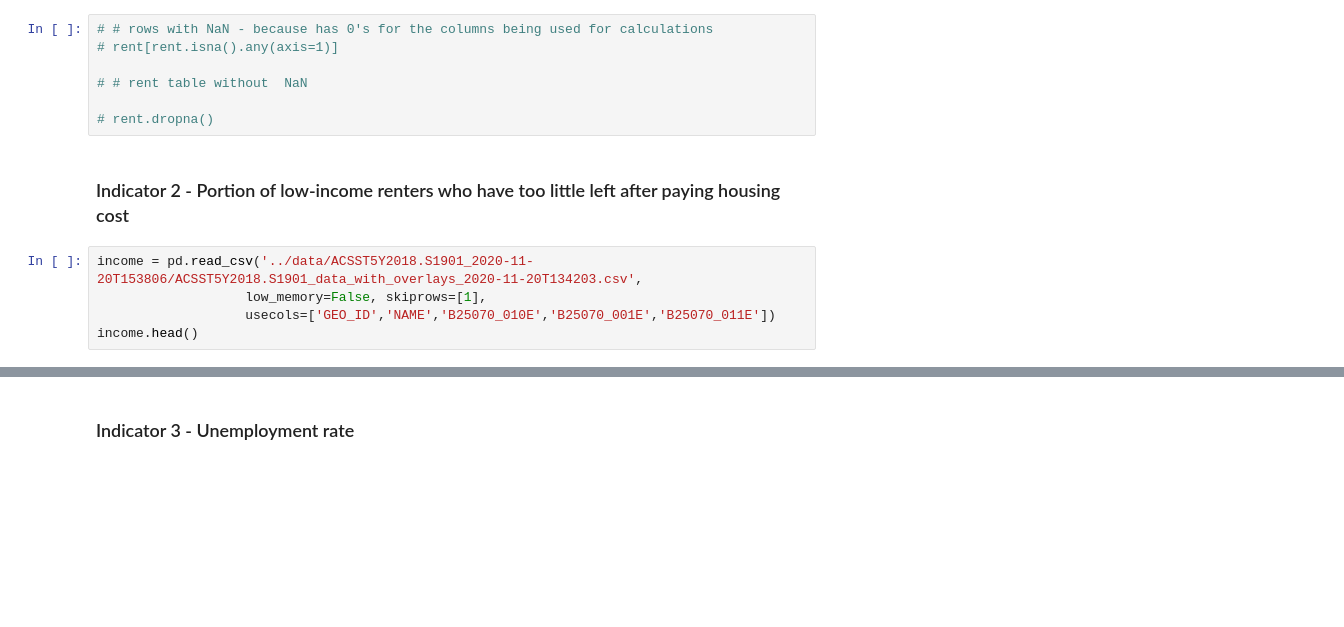
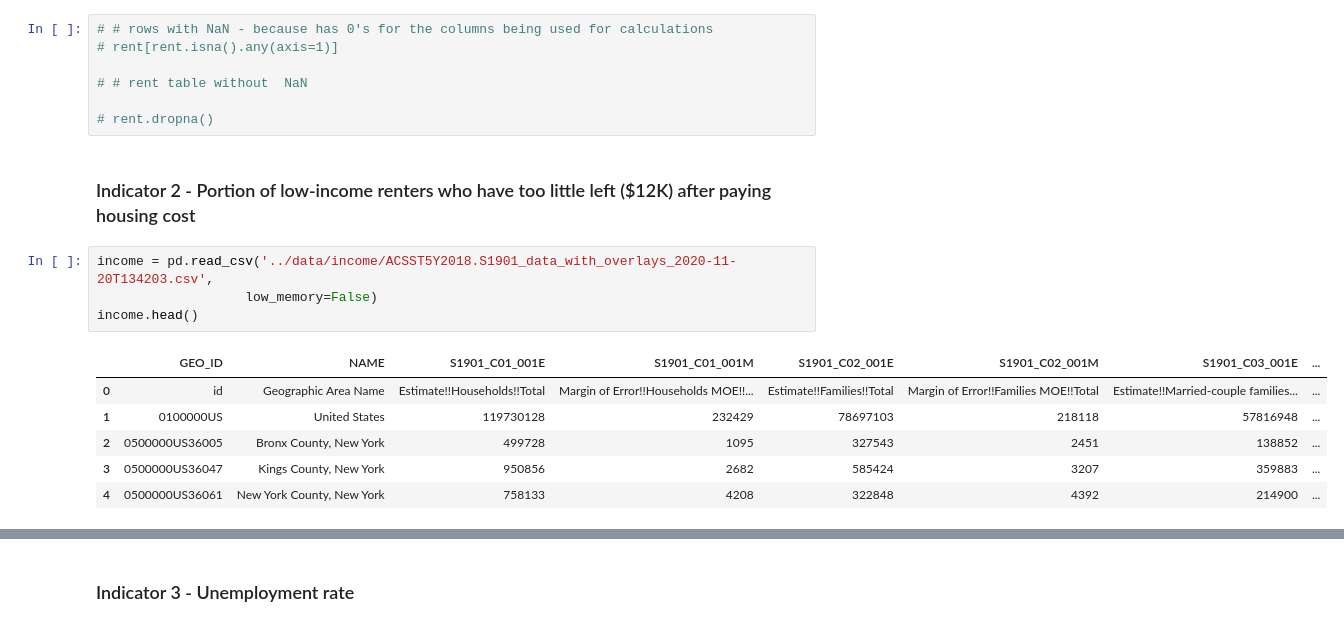
Before and after one commit to community-insight-impact/cvi_ucla_partnership, a Jupyter notebook: notebooks/merge_data_rent.ipynb, the cells around one changed output, grey strips where cells are left out. Drawn from its saved outputs; the diff is of its cells as text; blank space fills up the shorter version.

```diff
--- a/notebooks/merge_data_rent.ipynb
+++ b/notebooks/merge_data_rent.ipynb
@@ -78,9 +78,15 @@ rent
 
 # rent.dropna()
 # %% [markdown]
-### Indicator 2 - Portion of low-income renters who have too little left after paying housing cost
+### Indicator 2 - Portion of low-income renters who have too little left ($12K) after paying housing cost
 # %%
-income = pd.read_csv('../data/ACSST5Y2018.S1901_2020-11-20T153806/ACSST5Y2018.S1901_data_with_overlays_2020-11-20T134203.csv',
-                   low_memory=False, skiprows=[1],
-                   usecols=['GEO_ID','NAME','B25070_010E','B25070_001E','B25070_011E'])
+income = pd.read_csv('../data/income/ACSST5Y2018.S1901_data_with_overlays_2020-11-20T134203.csv',
+                   low_memory=False)
 income.head()
+# %% [output]
+|  | GEO_ID | NAME | S1901_C01_001E | S1901_C01_001M | S1901_C02_001E | S1901_C02_001M | S1901_C03_001E | ... |
+| 0 | id | Geographic Area Name | Estimate!!Households!!Total | Margin of Error!!Households MOE!!... | Estimate!!Families!!Total | Margin of Error!!Families MOE!!Total | Estimate!!Married-couple families... | ... |
+| 1 | 0100000US | United States | 119730128 | 232429 | 78697103 | 218118 | 57816948 | ... |
+| 2 | 0500000US36005 | Bronx County, New York | 499728 | 1095 | 327543 | 2451 | 138852 | ... |
+| 3 | 0500000US36047 | Kings County, New York | 950856 | 2682 | 585424 | 3207 | 359883 | ... |
+| 4 | 0500000US36061 | New York County, New York | 758133 | 4208 | 322848 | 4392 | 214900 | ... |
```
Also changed, not shown: parts of 11 cells of this notebook.
